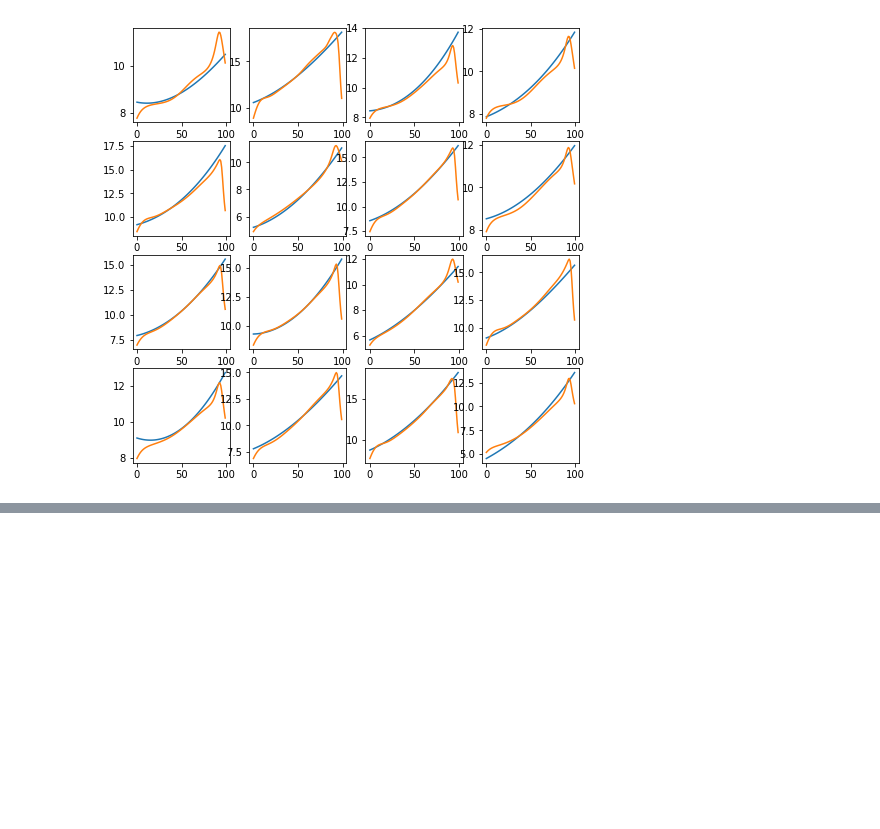
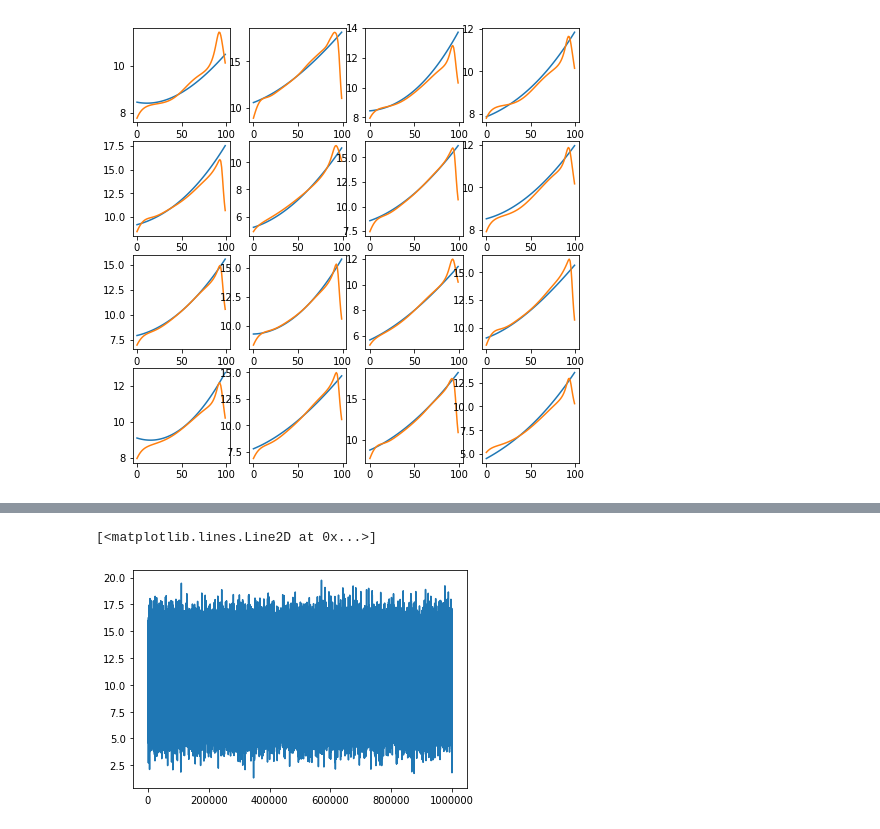
Before and after one commit to shuyuqin/497_MAT_Assignment, a Jupyter notebook: transfer_Qin's_Cppy.ipynb, the cells around one changed output, grey strips where cells are left out. Saved outputs shown, nothing was run; the diff lists cells and outputs as text; code cells hidden in the pictures; blank space fills up the shorter version.

```diff
--- a/transfer_Qin's_Cppy.ipynb
+++ b/transfer_Qin's_Cppy.ipynb
@@ -305,0 +379,5 @@ for i in range (0,4):
+# %%
+plt.plot(y_n2)
+# %% [output]
+[<matplotlib.lines.Line2D at 0x...>]
+[figure, added]
```
Also changed, not shown: parts of 14 cells of this notebook.
